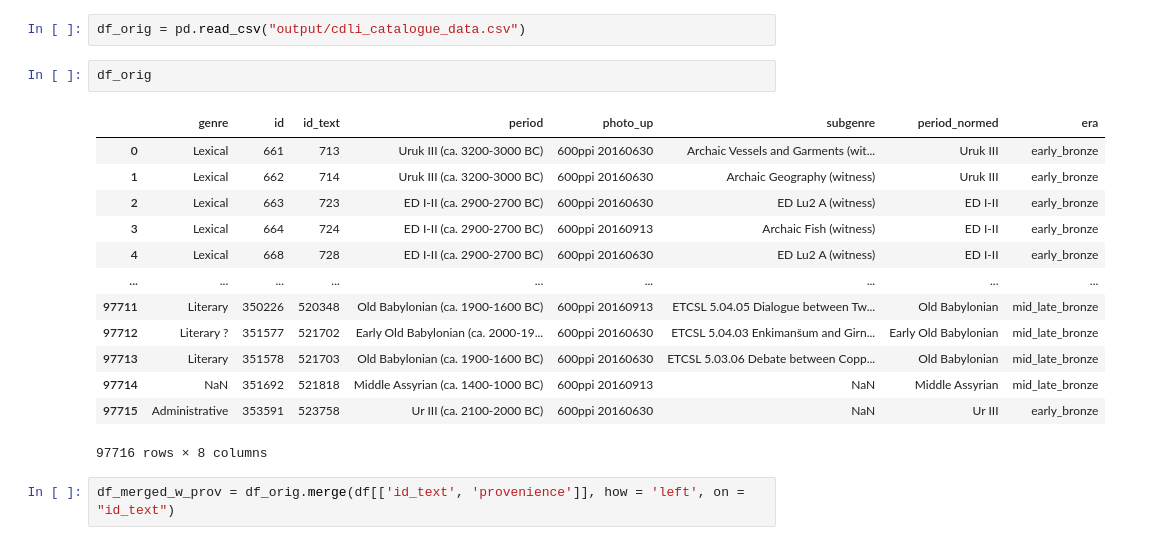
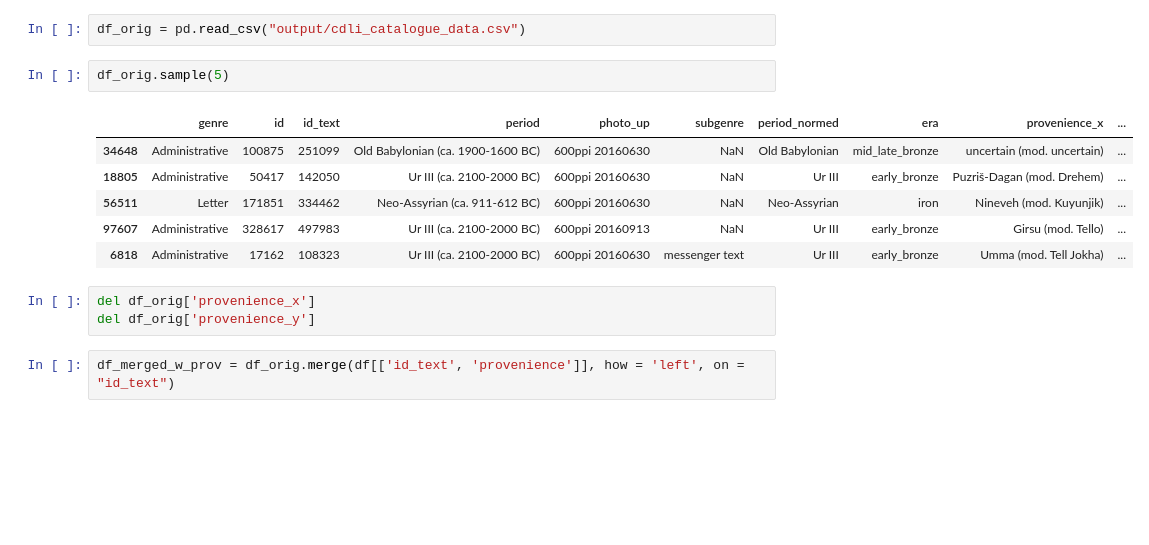
Before and after one commit to daniellekap/ShapingHistory, a Jupyter notebook: 0. get and preprocess CDLI tabular data.ipynb, the cells around one changed output. Saved outputs shown, nothing was run; the diff lists cells and outputs as text; blank space fills up the shorter version.

```diff
--- a/0. get and preprocess CDLI tabular data.ipynb
+++ b/0. get and preprocess CDLI tabular data.ipynb
@@ -181,20 +196,16 @@ df = pd.read_csv("output/cdli_catalogue_data_w_provenience.csv")
 # %%
 df_orig = pd.read_csv("output/cdli_catalogue_data.csv")
 # %%
-df_orig
+df_orig.sample(5)
 # %% [output]
-|  | genre | id | id_text | period | photo_up | subgenre | period_normed | era |
-| 0 | Lexical | 661 | 713 | Uruk III (ca. 3200-3000 BC) | 600ppi 20160630 | Archaic Vessels and Garments (wit... | Uruk III | early_bronze |
-| 1 | Lexical | 662 | 714 | Uruk III (ca. 3200-3000 BC) | 600ppi 20160630 | Archaic Geography (witness) | Uruk III | early_bronze |
-| 2 | Lexical | 663 | 723 | ED I-II (ca. 2900-2700 BC) | 600ppi 20160630 | ED Lu2 A (witness) | ED I-II | early_bronze |
-| 3 | Lexical | 664 | 724 | ED I-II (ca. 2900-2700 BC) | 600ppi 20160913 | Archaic Fish (witness) | ED I-II | early_bronze |
-| 4 | Lexical | 668 | 728 | ED I-II (ca. 2900-2700 BC) | 600ppi 20160630 | ED Lu2 A (witness) | ED I-II | early_bronze |
-| ... | ... | ... | ... | ... | ... | ... | ... | ... |
-| 97711 | Literary | 350226 | 520348 | Old Babylonian (ca. 1900-1600 BC) | 600ppi 20160913 | ETCSL 5.04.05 Dialogue between Tw... | Old Babylonian | mid_late_bronze |
-| 97712 | Literary ? | 351577 | 521702 | Early Old Babylonian (ca. 2000-19... | 600ppi 20160630 | ETCSL 5.04.03 Enkimanšum and Girn... | Early Old Babylonian | mid_late_bronze |
-| 97713 | Literary | 351578 | 521703 | Old Babylonian (ca. 1900-1600 BC) | 600ppi 20160630 | ETCSL 5.03.06 Debate between Copp... | Old Babylonian | mid_late_bronze |
-| 97714 | NaN | 351692 | 521818 | Middle Assyrian (ca. 1400-1000 BC) | 600ppi 20160913 | NaN | Middle Assyrian | mid_late_bronze |
-| 97715 | Administrative | 353591 | 523758 | Ur III (ca. 2100-2000 BC) | 600ppi 20160630 | NaN | Ur III | early_bronze |
+|  | genre | id | id_text | period | photo_up | subgenre | period_normed | era | provenience_x | ... |
+| 34648 | Administrative | 100875 | 251099 | Old Babylonian (ca. 1900-1600 BC) | 600ppi 20160630 | NaN | Old Babylonian | mid_late_bronze | uncertain (mod. uncertain) | ... |
+| 18805 | Administrative | 50417 | 142050 | Ur III (ca. 2100-2000 BC) | 600ppi 20160630 | NaN | Ur III | early_bronze | Puzriš-Dagan (mod. Drehem) | ... |
+| 56511 | Letter | 171851 | 334462 | Neo-Assyrian (ca. 911-612 BC) | 600ppi 20160630 | NaN | Neo-Assyrian | iron | Nineveh (mod. Kuyunjik) | ... |
+| 97607 | Administrative | 328617 | 497983 | Ur III (ca. 2100-2000 BC) | 600ppi 20160913 | NaN | Ur III | early_bronze | Girsu (mod. Tello) | ... |
+| 6818 | Administrative | 17162 | 108323 | Ur III (ca. 2100-2000 BC) | 600ppi 20160630 | messenger text | Ur III | early_bronze | Umma (mod. Tell Jokha) | ... |
-97716 rows × 8 columns
+# %%
+del df_orig['provenience_x']
+del df_orig['provenience_y']
 # %%
 df_merged_w_prov = df_orig.merge(df[['id_text', 'provenience']], how = 'left', on = "id_text")
```
Also changed, not shown: parts of 30 cells of this notebook, 2 other files.
